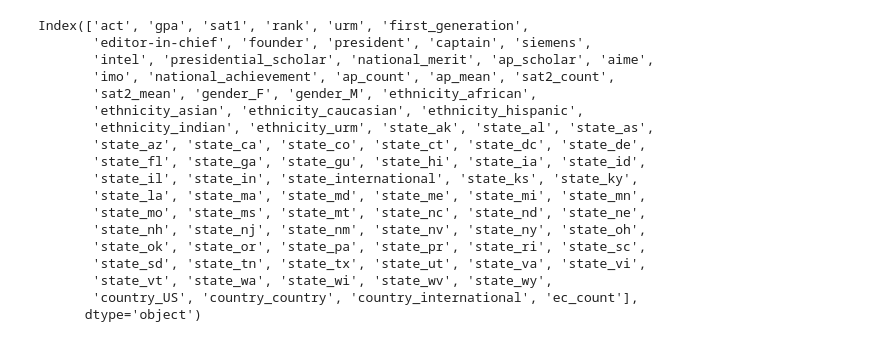
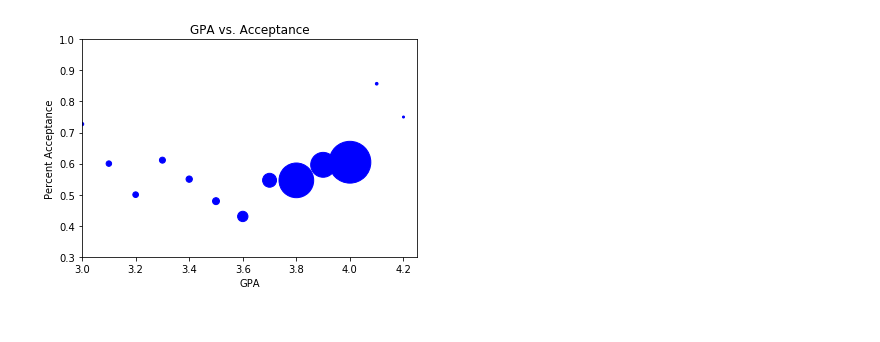
Before and after one commit to heallen/collegePredictions, a Jupyter notebook: Feature Exploration.ipynb, the cells around one changed output. Saved outputs shown, nothing was run; the diff lists cells and outputs as text; code cells hidden in the pictures.

```diff
--- a/Feature Exploration.ipynb
+++ b/Feature Exploration.ipynb
@@ -19,21 +153,0 @@ df.head()
-# %%
-df.columns
-# %% [output]
-Index(['act', 'gpa', 'sat1', 'rank', 'urm', 'first_generation',
-       'editor-in-chief', 'founder', 'president', 'captain', 'siemens',
-       'intel', 'presidential_scholar', 'national_merit', 'ap_scholar', 'aime',
-       'imo', 'national_achievement', 'ap_count', 'ap_mean', 'sat2_count',
-       'sat2_mean', 'gender_F', 'gender_M', 'ethnicity_african',
-       'ethnicity_asian', 'ethnicity_caucasian', 'ethnicity_hispanic',
-       'ethnicity_indian', 'ethnicity_urm', 'state_ak', 'state_al', 'state_as',
-       'state_az', 'state_ca', 'state_co', 'state_ct', 'state_dc', 'state_de',
-       'state_fl', 'state_ga', 'state_gu', 'state_hi', 'state_ia', 'state_id',
-       'state_il', 'state_in', 'state_international', 'state_ks', 'state_ky',
-       'state_la', 'state_ma', 'state_md', 'state_me', 'state_mi', 'state_mn',
-       'state_mo', 'state_ms', 'state_mt', 'state_nc', 'state_nd', 'state_ne',
-       'state_nh', 'state_nj', 'state_nm', 'state_nv', 'state_ny', 'state_oh',
-       'state_ok', 'state_or', 'state_pa', 'state_pr', 'state_ri', 'state_sc',
-       'state_sd', 'state_tn', 'state_tx', 'state_ut', 'state_va', 'state_vi',
-       'state_vt', 'state_wa', 'state_wi', 'state_wv', 'state_wy',
-       'country_US', 'country_country', 'country_international', 'ec_count'],
-      dtype='object')
@@ -41,0 +154,12 @@ df.plot(column = 'act')
+# %%
+g = df.groupby(by = ['gpa_round'])['decision'].agg(['mean','count']).reset_index()
+plt.scatter(g['gpa_round'], g['mean'], s=g['count'], c = 'b', label = 'act')
+
+plt.xlim(3, 4.25)
+plt.ylim(.3, 1)
+plt.xlabel('GPA')
+plt.ylabel('Percent Acceptance')
+plt.title('GPA vs. Acceptance')
+plt.show()
+# %% [output]
+[figure, added]
```
Also changed, not shown: parts of 30 cells of this notebook, 9 other files.
